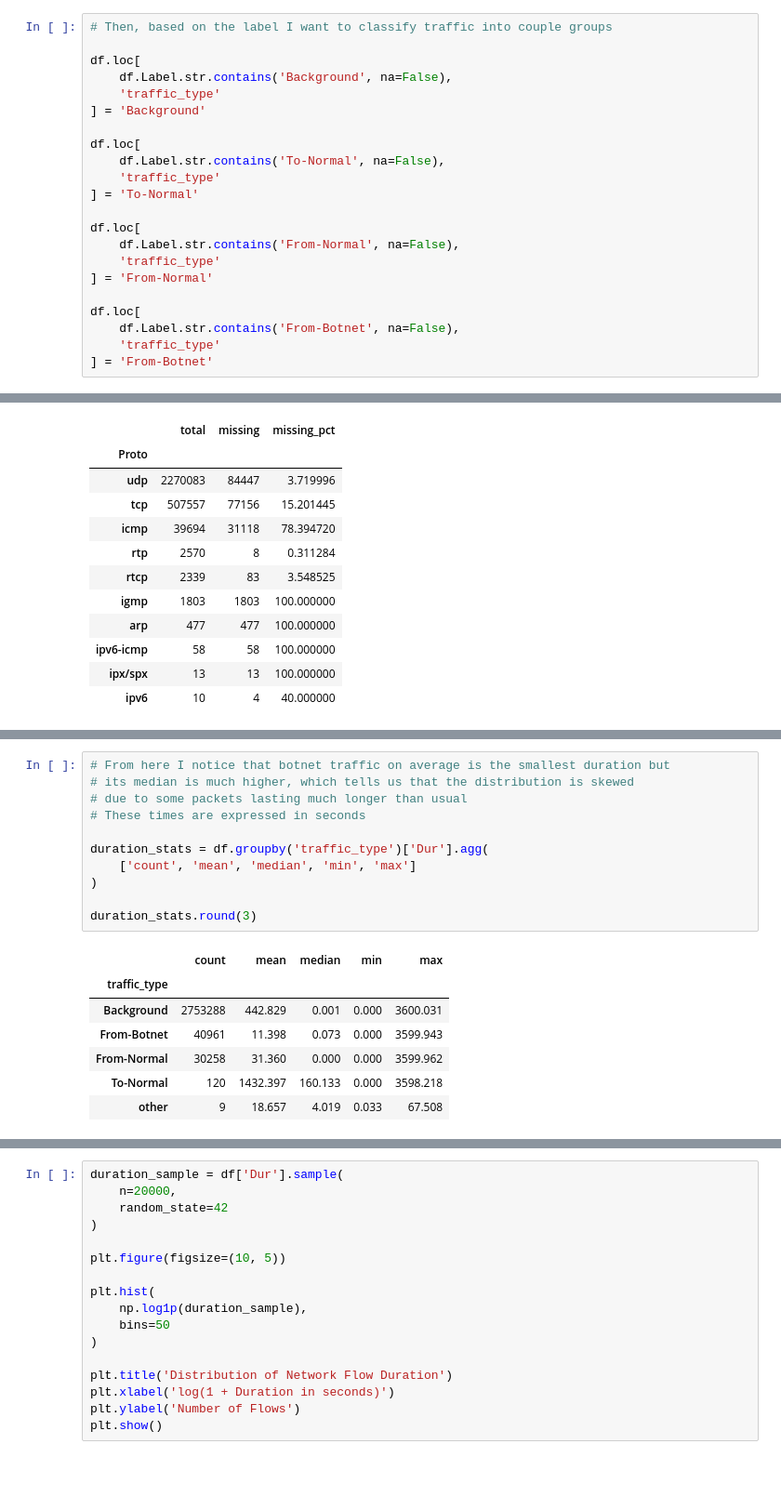
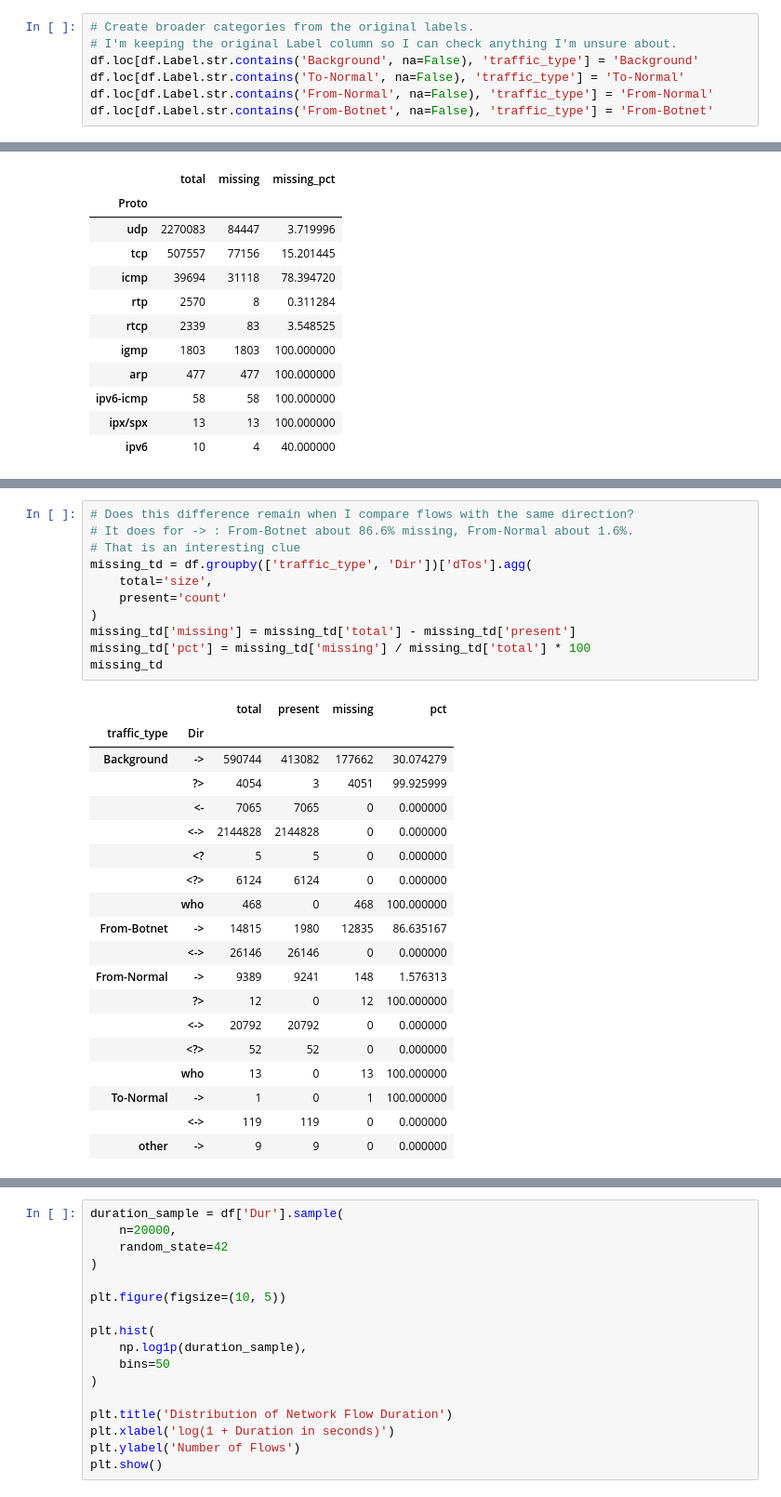
Before and after one commit to Ch3ddarr/dsb_capstone, a Jupyter notebook: capstone2/02_EDA.ipynb, the cells around one changed output, grey strips where cells are left out. Shown at 93% size. Cells and saved outputs as stored; diff of their text form; blank space fills up the shorter version.

```diff
--- a/capstone2/02_EDA.ipynb
+++ b/capstone2/02_EDA.ipynb
@@ -159,23 +145,8 @@ df['traffic_type'] = 'other'
 # %%
-# Then, based on the label I want to classify traffic into couple groups
-
-df.loc[
-    df.Label.str.contains('Background', na=False),
-    'traffic_type'
-] = 'Background'
-
-df.loc[
-    df.Label.str.contains('To-Normal', na=False),
-    'traffic_type'
-] = 'To-Normal'
-
-df.loc[
-    df.Label.str.contains('From-Normal', na=False),
-    'traffic_type'
-] = 'From-Normal'
-
-df.loc[
-    df.Label.str.contains('From-Botnet', na=False),
-    'traffic_type'
-] = 'From-Botnet'
+# Create broader categories from the original labels.
+# I'm keeping the original Label column so I can check anything I'm unsure about.
+df.loc[df.Label.str.contains('Background', na=False), 'traffic_type'] = 'Background'
+df.loc[df.Label.str.contains('To-Normal', na=False), 'traffic_type'] = 'To-Normal'
+df.loc[df.Label.str.contains('From-Normal', na=False), 'traffic_type'] = 'From-Normal'
+df.loc[df.Label.str.contains('From-Botnet', na=False), 'traffic_type'] = 'From-Botnet'
 # %%
@@ -348,19 +328,31 @@ df.describe()
-# %%
-# From here I notice that botnet traffic on average is the smallest duration but
-# its median is much higher, which tells us that the distribution is skewed
-# due to some packets lasting much longer than usual
-# These times are expressed in seconds
-
-duration_stats = df.groupby('traffic_type')['Dur'].agg(
-    ['count', 'mean', 'median', 'min', 'max']
-)
-
-duration_stats.round(3)
-# %% [output]
-|  | count | mean | median | min | max |
-| traffic_type |  |  |  |  |  |
-| Background | 2753288 | 442.829 | 0.001 | 0.000 | 3600.031 |
-| From-Botnet | 40961 | 11.398 | 0.073 | 0.000 | 3599.943 |
-| From-Normal | 30258 | 31.360 | 0.000 | 0.000 | 3599.962 |
-| To-Normal | 120 | 1432.397 | 160.133 | 0.000 | 3598.218 |
-| other | 9 | 18.657 | 4.019 | 0.033 | 67.508 |
+# %%
+# Does this difference remain when I compare flows with the same direction?
+# It does for -> : From-Botnet about 86.6% missing, From-Normal about 1.6%.
+# That is an interesting clue
+missing_td = df.groupby(['traffic_type', 'Dir'])['dTos'].agg(
+    total='size',
+    present='count'
+)
+missing_td['missing'] = missing_td['total'] - missing_td['present']
+missing_td['pct'] = missing_td['missing'] / missing_td['total'] * 100
+missing_td
+# %% [output]
+|  |  | total | present | missing | pct |
+| traffic_type | Dir |  |  |  |  |
+| Background | -> | 590744 | 413082 | 177662 | 30.074279 |
+|  | ?> | 4054 | 3 | 4051 | 99.925999 |
+|  | <- | 7065 | 7065 | 0 | 0.000000 |
+|  | <-> | 2144828 | 2144828 | 0 | 0.000000 |
+|  | <? | 5 | 5 | 0 | 0.000000 |
+|  | <?> | 6124 | 6124 | 0 | 0.000000 |
+|  | who | 468 | 0 | 468 | 100.000000 |
+| From-Botnet | -> | 14815 | 1980 | 12835 | 86.635167 |
+|  | <-> | 26146 | 26146 | 0 | 0.000000 |
+| From-Normal | -> | 9389 | 9241 | 148 | 1.576313 |
+|  | ?> | 12 | 0 | 12 | 100.000000 |
+|  | <-> | 20792 | 20792 | 0 | 0.000000 |
+|  | <?> | 52 | 52 | 0 | 0.000000 |
+|  | who | 13 | 0 | 13 | 100.000000 |
+| To-Normal | -> | 1 | 0 | 1 | 100.000000 |
+|  | <-> | 119 | 119 | 0 | 0.000000 |
+| other | -> | 9 | 9 | 0 | 0.000000 |
```
Also changed, not shown: parts of 55 cells of this notebook.
